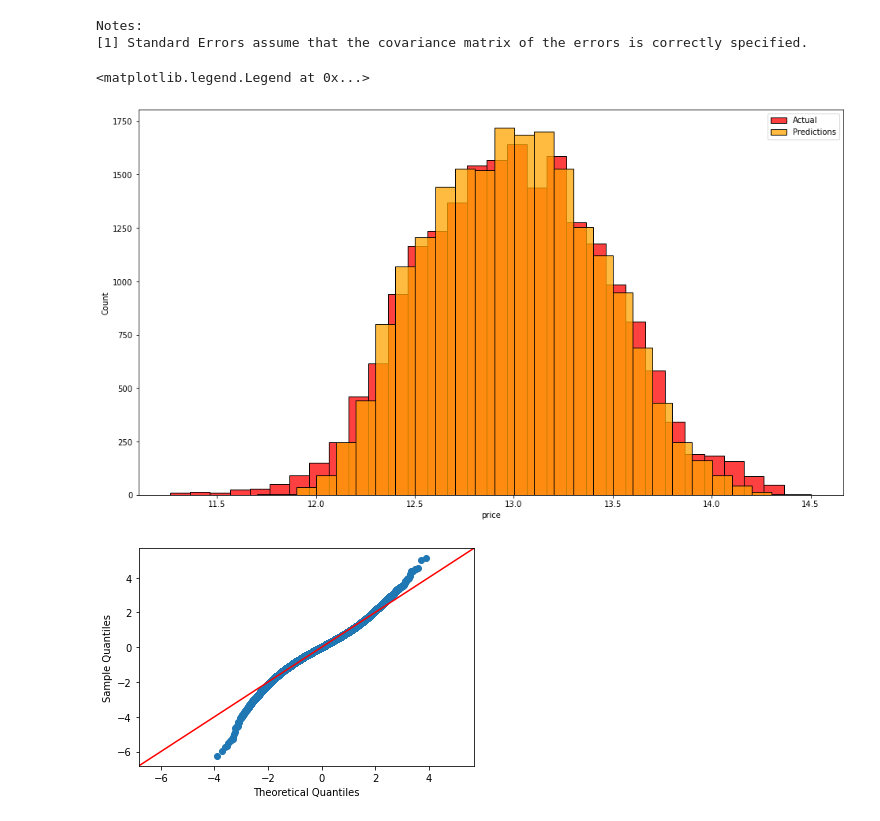
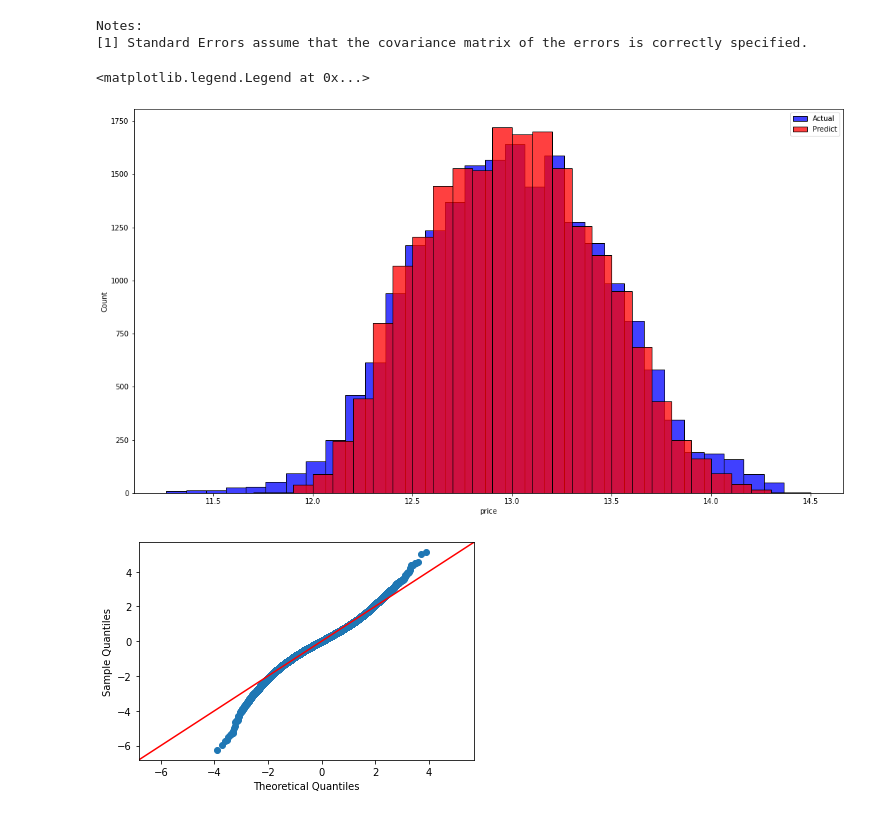
Before and after one commit to vict0rkang/dsc-phase-2-project-v2-3, a Jupyter notebook: student.ipynb, the cells around one changed output. Saved outputs shown, nothing was run; the diff lists cells and outputs as text; code cells hidden in the pictures.

Commit message:
image

```diff
--- a/student.ipynb
+++ b/student.ipynb
@@ -2384,11 +2388,11 @@ OLS Regression Results
 Notes:
 [1] Standard Errors assume that the covariance matrix of the errors is correctly specified.
 # %%
-fig, ax = plt.subplots(figsize=(16, 9))
-sns.histplot(Yscaled, label='Actual', color='red', binwidth=0.1)
-sns.histplot(y_pred, label='Predictions', color='orange', binwidth=0.1)
+fig, ax = plt.subplots(figsize=(18, 10))
+sns.histplot(Yscaled, label='Actual', color='blue', binwidth=.1)
+sns.histplot(y_pred, label='Predict', color='red', binwidth=.1)
 plt.legend()
 # %% [output]
 <matplotlib.legend.Legend at 0x...>
-[figure, old version]
+[figure, new version]
 # %%
```
Also changed, not shown: parts of 6 cells of this notebook, 3 other files.
